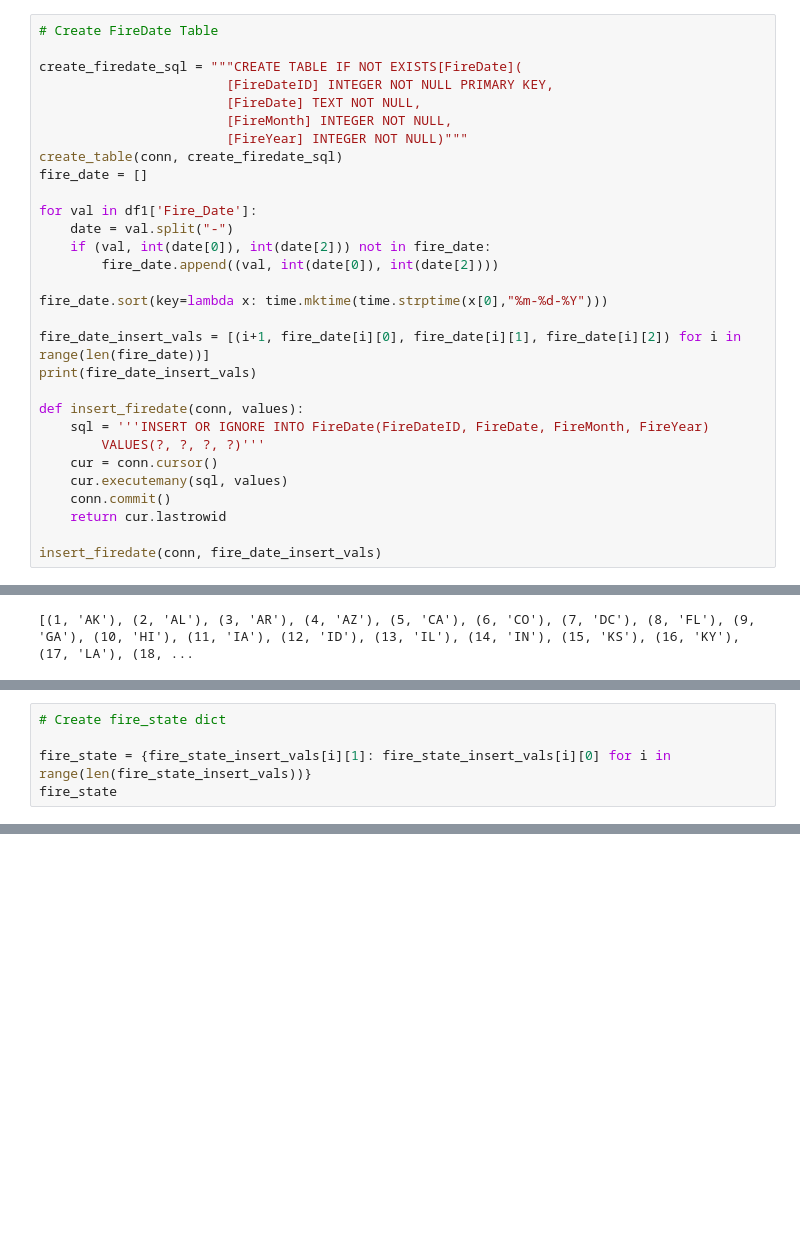
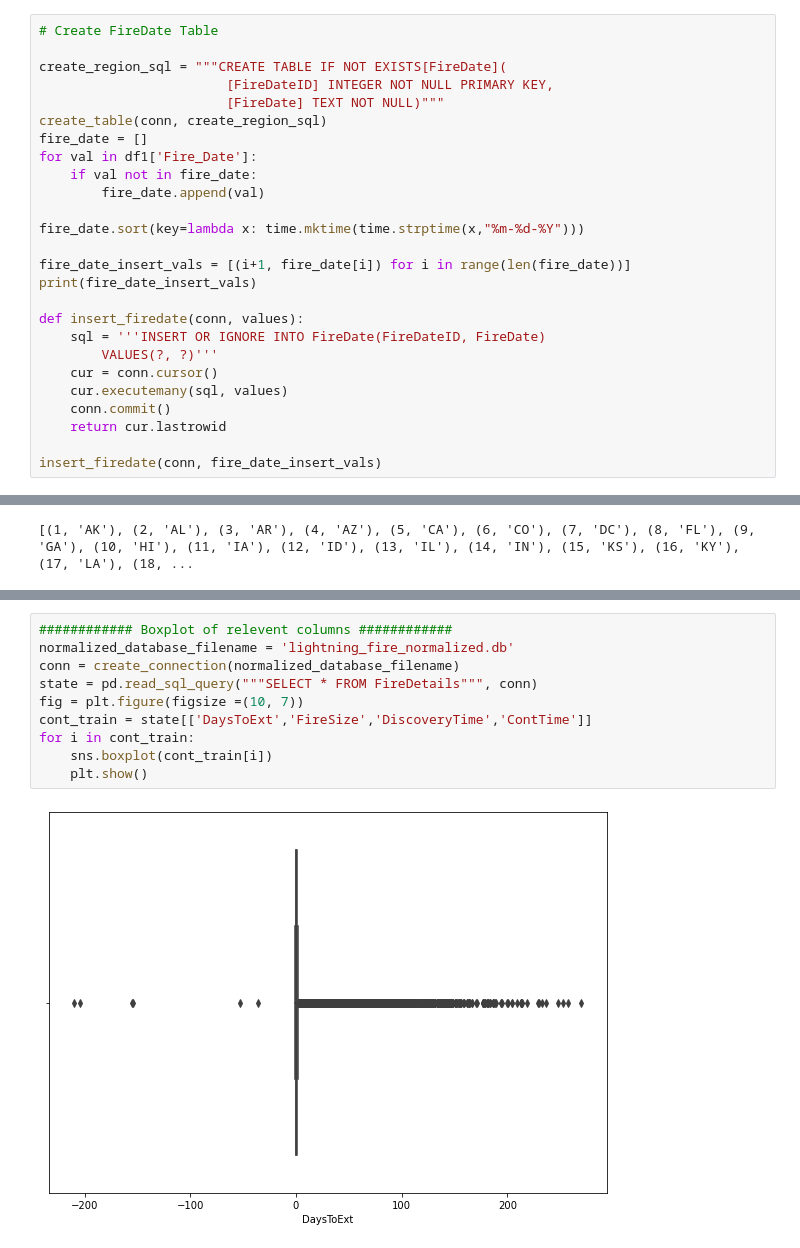
Before and after one commit to achalk14/EAS503, a Jupyter notebook: Py Project.ipynb, the cells around one changed output, grey strips where cells are left out. Cells and saved outputs as stored; diff of their text form; blank space fills up the shorter version.

```diff
--- a/Py Project.ipynb
+++ b/Py Project.ipynb
@@ -85,27 +111,23 @@ for h in df1:
 # %%
 # Create FireDate Table
 
-create_firedate_sql = """CREATE TABLE IF NOT EXISTS[FireDate](
+create_region_sql = """CREATE TABLE IF NOT EXISTS[FireDate](
                         [FireDateID] INTEGER NOT NULL PRIMARY KEY,
-                        [FireDate] TEXT NOT NULL,
-                        [FireMonth] INTEGER NOT NULL,
-                        [FireYear] INTEGER NOT NULL)"""
-create_table(conn, create_firedate_sql)
+                        [FireDate] TEXT NOT NULL)"""
+create_table(conn, create_region_sql)
 fire_date = []
+for val in df1['Fire_Date']:
+    if val not in fire_date:
+        fire_date.append(val)
 
-for val in df1['Fire_Date']:
-    date = val.split("-")
-    if (val, int(date[0]), int(date[2])) not in fire_date:
-        fire_date.append((val, int(date[0]), int(date[2])))
+fire_date.sort(key=lambda x: time.mktime(time.strptime(x,"%m-%d-%Y")))
 
-fire_date.sort(key=lambda x: time.mktime(time.strptime(x[0],"%m-%d-%Y")))
-
-fire_date_insert_vals = [(i+1, fire_date[i][0], fire_date[i][1], fire_date[i][2]) for i in range(len(fire_date))]
+fire_date_insert_vals = [(i+1, fire_date[i]) for i in range(len(fire_date))]
 print(fire_date_insert_vals)
 
 def insert_firedate(conn, values):
-    sql = '''INSERT OR IGNORE INTO FireDate(FireDateID, FireDate, FireMonth, FireYear)
-        VALUES(?, ?, ?, ?)'''
+    sql = '''INSERT OR IGNORE INTO FireDate(FireDateID, FireDate)
+        VALUES(?, ?)'''
     cur = conn.cursor()
     cur.executemany(sql, values)
     conn.commit()
@@ -259,5 +194,0 @@ state
-# %%
-# Create fire_state dict
-
-fire_state = {fire_state_insert_vals[i][1]: fire_state_insert_vals[i][0] for i in range(len(fire_state_insert_vals))}
-fire_state
@@ -751,0 +319,12 @@ fire_count
+# %%
+############ Boxplot of relevent columns ############
+normalized_database_filename = 'lightning_fire_normalized.db'
+conn = create_connection(normalized_database_filename)
+state = pd.read_sql_query("""SELECT * FROM FireDetails""", conn)
+fig = plt.figure(figsize =(10, 7))
+cont_train = state[['DaysToExt','FireSize','DiscoveryTime','ContTime']]
+for i in cont_train:
+    sns.boxplot(cont_train[i])
+    plt.show()
+# %% [output]
+[figure, added]
```
Also changed, not shown: parts of 42 cells of this notebook.
